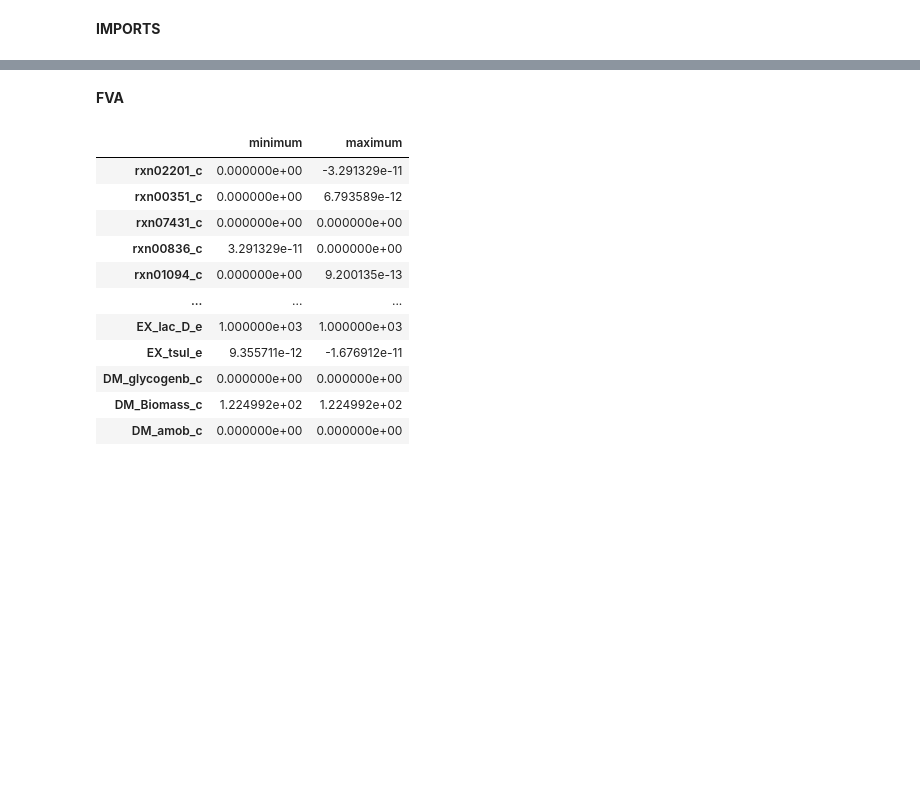
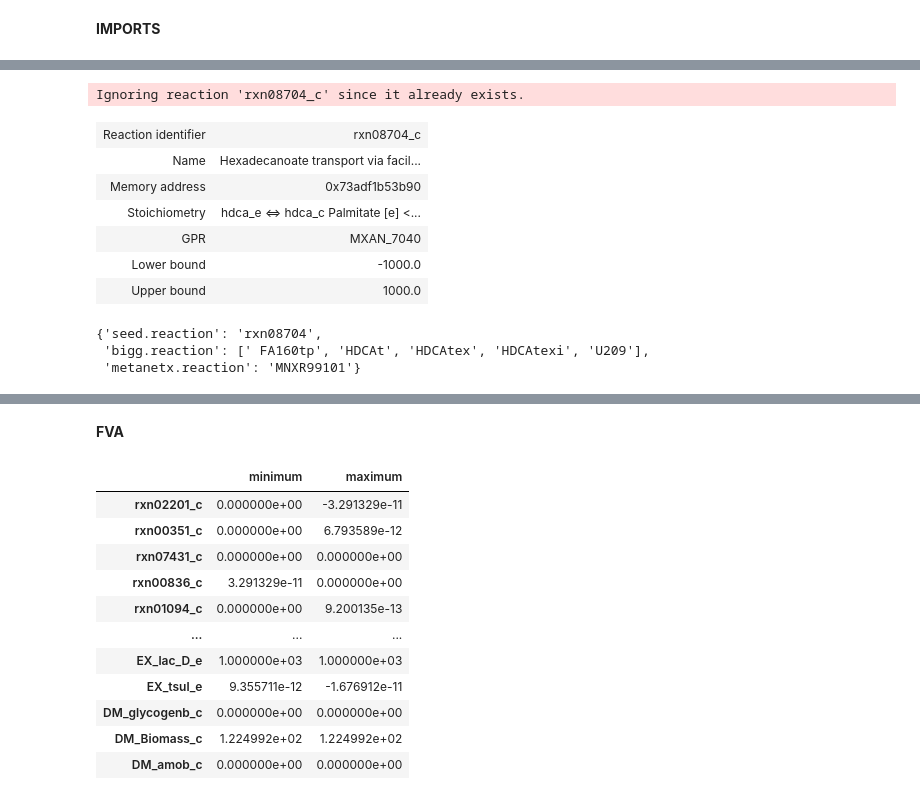
Before and after one commit to BondonMickael/M_xanthus-E_coli-Predation, a Jupyter notebook: notebooks/test_model.ipynb, the cells around one changed output, grey strips where cells are left out. Cells and saved outputs as stored; diff of their text form; code cells hidden in the pictures; blank space fills up the shorter version.

```diff
--- a/notebooks/test_model.ipynb
+++ b/notebooks/test_model.ipynb
@@ -68,0 +52,46 @@ M_xanthus.metabolites.hdca_c
+# %%
+hdca_e = cobra.Metabolite(
+    "hdca_e", formula="C16H31O2", name="Palmitate [e]", compartment="e"
+)
+M_xanthus.add_metabolites(hdca_e)  # add M_xanthus.metabolites.Biomass_e
+M_xanthus.add_boundary(
+    M_xanthus.metabolites.get_by_id("hdca_e"), type="exchange"
+)  # add the exchange reaction for Biomass_e
+
+MXAN_7040 = cobra.Gene(id="MXAN_7040", name="MXAN_7040", functional=True)
+
+FAreaction = cobra.Reaction("rxn08704_c")
+FAreaction.name = "Hexadecanoate transport via facilitated irreversible diffusion (extracellular to periplasm)"  # Porin (Probably) so energy independant
+FAreaction.subsystem = ""
+FAreaction.lower_bound = -1000.0  # This is the default
+FAreaction.upper_bound = 1000.0  # This is the default
+hdca_e = M_xanthus.metabolites.hdca_e
+hdca_c = M_xanthus.metabolites.hdca_c
+FAreaction.add_metabolites(
+    {hdca_e: -1, hdca_c: 1}
+)  # add the metabolites to the reaction
+FAreaction.gene_reaction_rule = "MXAN_7040"  # define which gene allow the reaction
+M_xanthus.add_reactions([FAreaction])  # add the PR_Biomass reaction
+
+M_xanthus.reactions.rxn08704_c.annotation = {
+    "seed.reaction": "rxn08704",
+    "bigg.reaction": ["FA160tp", "HDCAt", "HDCAtex", "HDCAtexi", "U209"],
+    "metanetx.reaction": "MNXR99101",
+}
+
+M_xanthus.reactions.rxn08704_c
+# %% [output]
+Ignoring reaction 'rxn08704_c' since it already exists.
+| Reaction identifier | rxn08704_c |
+| Name | Hexadecanoate transport via facil... |
+| Memory address | 0x73adf1b53b90 |
+| Stoichiometry | hdca_e <=> hdca_c Palmitate [e] <... |
+| GPR | MXAN_7040 |
+| Lower bound | -1000.0 |
+| Upper bound | 1000.0 |
+# %%
+M_xanthus.reactions.rxn08704_c.annotation
+# %% [output]
+{'seed.reaction': 'rxn08704',
+ 'bigg.reaction': [' FA160tp', 'HDCAt', 'HDCAtex', 'HDCAtexi', 'U209'],
+ 'metanetx.reaction': 'MNXR99101'}
```
Also changed, not shown: parts of 33 cells of this notebook, 19 other files.
